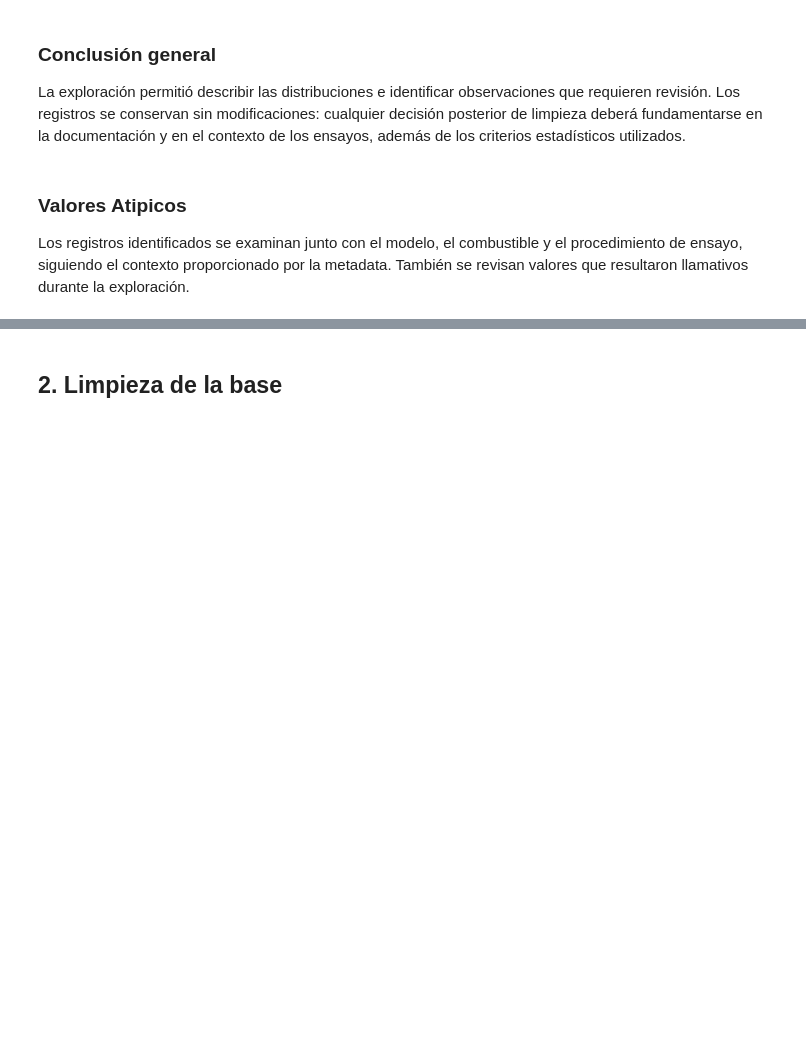
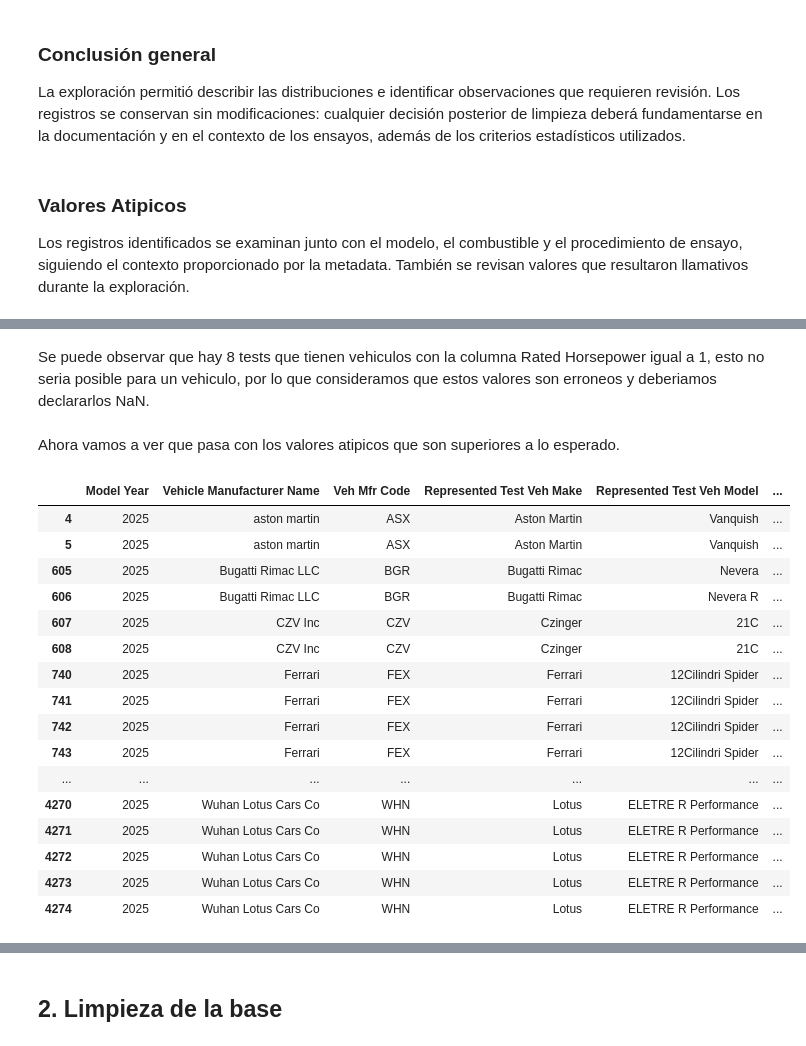
Before and after one commit to rodrigo1git/TPE-Fundamentos-de-Ciencia-de-Datos, a Jupyter notebook: TPE.ipynb, the cells around one changed output, grey strips where cells are left out. Saved outputs shown, nothing was run; the diff lists cells and outputs as text; code cells hidden in the pictures; blank space fills up the shorter version.

Commit message:
Limpieza de datos

```diff
--- a/TPE.ipynb
+++ b/TPE.ipynb
@@ -461,0 +535,32 @@ También se revisan valores que resultaron llamativos durante la exploración.
+# %% [markdown]
+Se puede observar que hay 8 tests que tienen vehiculos con la columna Rated Horsepower igual a 1, esto no seria posible para un vehiculo, por lo que consideramos que estos valores son erroneos y deberiamos declararlos NaN.
+# %%
+import numpy as np
+
+datos_limpios = datos.copy()
+
+datos_limpios.loc[datos_limpios["Rated Horsepower"] == 1, "Rated Horsepower"] = np.nan
+# %% [markdown]
+Ahora vamos a ver que pasa con los valores atipicos que son superiores a lo esperado.
+# %%
+outliers_hp = datos_limpios[datos_limpios["Rated Horsepower"] > 709]
+with pd.option_context("display.max_rows", None, "display.max_columns", None):
+    display(outliers_hp)
+# %% [output]
+|  | Model Year | Vehicle Manufacturer Name | Veh Mfr Code | Represented Test Veh Make | Represented Test Veh Model | ... |
+| 4 | 2025 | aston martin | ASX | Aston Martin | Vanquish | ... |
+| 5 | 2025 | aston martin | ASX | Aston Martin | Vanquish | ... |
+| 605 | 2025 | Bugatti Rimac LLC | BGR | Bugatti Rimac | Nevera | ... |
+| 606 | 2025 | Bugatti Rimac LLC | BGR | Bugatti Rimac | Nevera R | ... |
+| 607 | 2025 | CZV Inc | CZV | Czinger | 21C | ... |
+| 608 | 2025 | CZV Inc | CZV | Czinger | 21C | ... |
+| 740 | 2025 | Ferrari | FEX | Ferrari | 12Cilindri Spider | ... |
+| 741 | 2025 | Ferrari | FEX | Ferrari | 12Cilindri Spider | ... |
+| 742 | 2025 | Ferrari | FEX | Ferrari | 12Cilindri Spider | ... |
+| 743 | 2025 | Ferrari | FEX | Ferrari | 12Cilindri Spider | ... |
+| ... | ... | ... | ... | ... | ... | ... |
+| 4270 | 2025 | Wuhan Lotus Cars Co | WHN | Lotus | ELETRE R Performance | ... |
+| 4271 | 2025 | Wuhan Lotus Cars Co | WHN | Lotus | ELETRE R Performance | ... |
+| 4272 | 2025 | Wuhan Lotus Cars Co | WHN | Lotus | ELETRE R Performance | ... |
+| 4273 | 2025 | Wuhan Lotus Cars Co | WHN | Lotus | ELETRE R Performance | ... |
+| 4274 | 2025 | Wuhan Lotus Cars Co | WHN | Lotus | ELETRE R Performance | ... |
```
Also changed, not shown: parts of 22 cells of this notebook, 1 other file.
